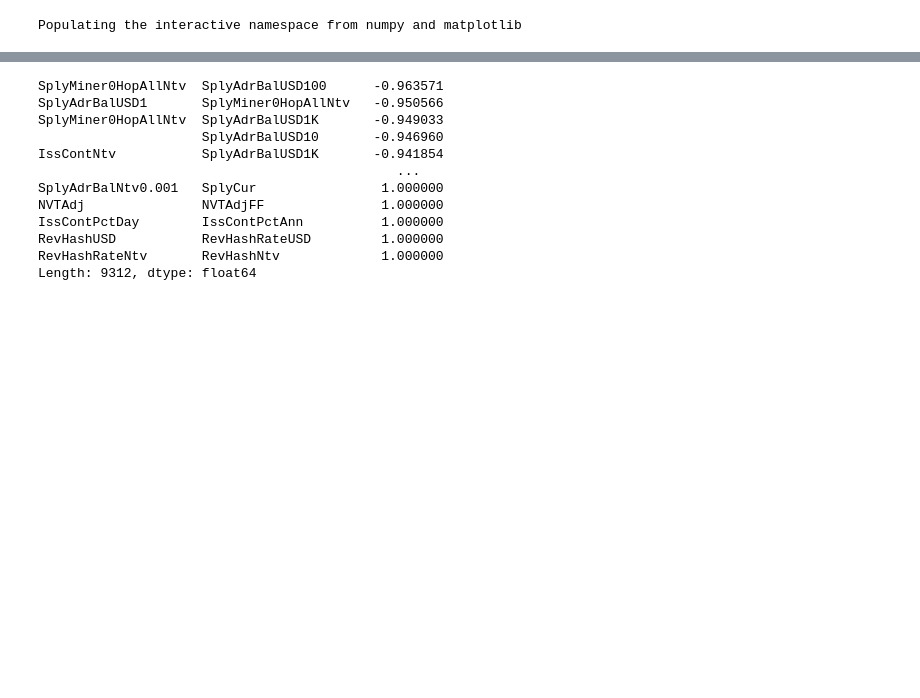
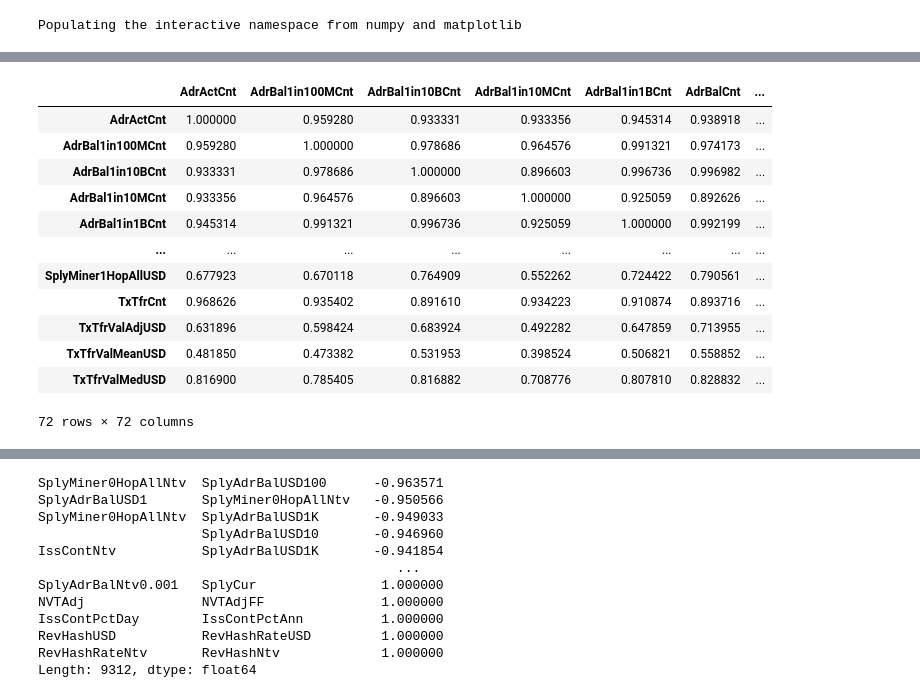
Before and after one commit to ostapkharysh/CryptocurrencyPredictionOnFundamentalData, a Jupyter notebook: Cryptoasset_price.ipynb, the cells around one changed output, grey strips where cells are left out. Drawn from its saved outputs; the diff is of its cells as text; code cells hidden in the pictures; blank space fills up the shorter version.

```diff
--- a/Cryptoasset_price.ipynb
+++ b/Cryptoasset_price.ipynb
@@ -33,0 +56,2 @@ Length: 143, dtype: float64
+# %%
+CorrMatrix = CorrMatrix[abs(CorrMatrix['PriceUSD'])>= 0.5]
@@ -33,0 +77,16 @@ Length: 143, dtype: float64
+# %%
+CorrMatrix
+# %% [output]
+|  | AdrActCnt | AdrBal1in100MCnt | AdrBal1in10BCnt | AdrBal1in10MCnt | AdrBal1in1BCnt | AdrBalCnt | ... |
+| AdrActCnt | 1.000000 | 0.959280 | 0.933331 | 0.933356 | 0.945314 | 0.938918 | ... |
+| AdrBal1in100MCnt | 0.959280 | 1.000000 | 0.978686 | 0.964576 | 0.991321 | 0.974173 | ... |
+| AdrBal1in10BCnt | 0.933331 | 0.978686 | 1.000000 | 0.896603 | 0.996736 | 0.996982 | ... |
+| AdrBal1in10MCnt | 0.933356 | 0.964576 | 0.896603 | 1.000000 | 0.925059 | 0.892626 | ... |
+| AdrBal1in1BCnt | 0.945314 | 0.991321 | 0.996736 | 0.925059 | 1.000000 | 0.992199 | ... |
+| ... | ... | ... | ... | ... | ... | ... | ... |
+| SplyMiner1HopAllUSD | 0.677923 | 0.670118 | 0.764909 | 0.552262 | 0.724422 | 0.790561 | ... |
+| TxTfrCnt | 0.968626 | 0.935402 | 0.891610 | 0.934223 | 0.910874 | 0.893716 | ... |
+| TxTfrValAdjUSD | 0.631896 | 0.598424 | 0.683924 | 0.492282 | 0.647859 | 0.713955 | ... |
+| TxTfrValMeanUSD | 0.481850 | 0.473382 | 0.531953 | 0.398524 | 0.506821 | 0.558852 | ... |
+| TxTfrValMedUSD | 0.816900 | 0.785405 | 0.816882 | 0.708776 | 0.807810 | 0.828832 | ... |
+72 rows × 72 columns
```
Also changed, not shown: parts of 22 cells of this notebook.
